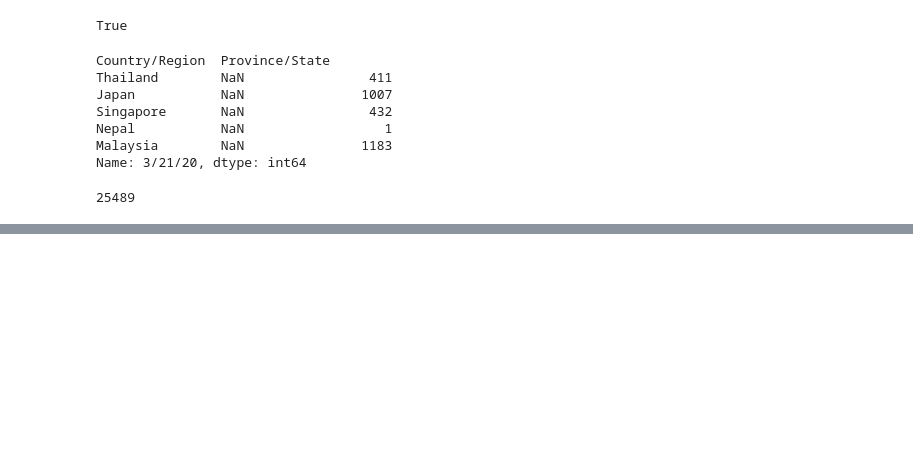
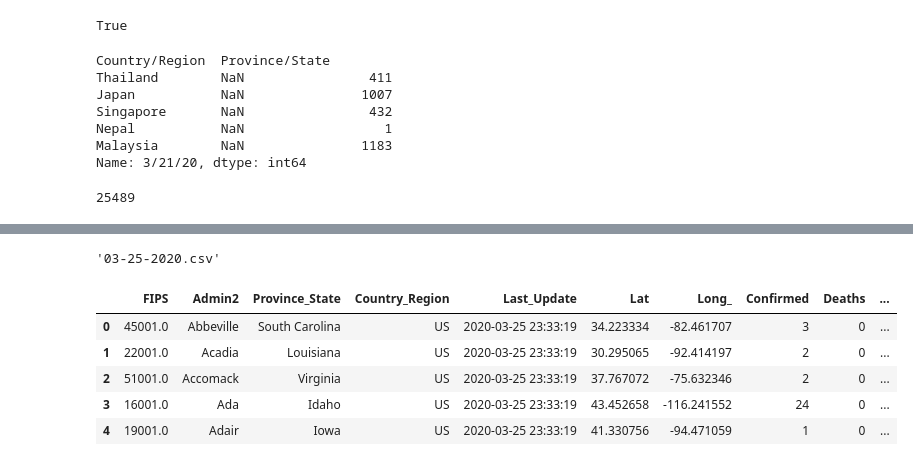
Before and after one commit to vykhand/realherobot, a Jupyter notebook: notebooks/20200322_CSSE_Datafeed.ipynb, the cells around one changed output, grey strips where cells are left out. Saved outputs shown, nothing was run; the diff lists cells and outputs as text; code cells hidden in the pictures; blank space fills up the shorter version.

```diff
--- a/notebooks/20200322_CSSE_Datafeed.ipynb
+++ b/notebooks/20200322_CSSE_Datafeed.ipynb
@@ -33,0 +91,18 @@ pd.to_datetime(df_confirmed.iloc[:,-1].name)
+# %%
+dts.sort_values("dt", ascending = False).head(1)["name"].tolist()[0]
+# %% [output]
+'03-25-2020.csv'
+# %%
+URL_BASE  = "https://raw.githubusercontent.com/CSSEGISandData/COVID-19/master/csse_covid_19_data/csse_covid_19_daily_reports/"
+
+fname = URL_BASE + last_file
+# %%
+df = pd.read_csv(fname)
+df.head()
+# %% [output]
+|  | FIPS | Admin2 | Province_State | Country_Region | Last_Update | Lat | Long_ | Confirmed | Deaths | ... |
+| 0 | 45001.0 | Abbeville | South Carolina | US | 2020-03-25 23:33:19 | 34.223334 | -82.461707 | 3 | 0 | ... |
+| 1 | 22001.0 | Acadia | Louisiana | US | 2020-03-25 23:33:19 | 30.295065 | -92.414197 | 2 | 0 | ... |
+| 2 | 51001.0 | Accomack | Virginia | US | 2020-03-25 23:33:19 | 37.767072 | -75.632346 | 2 | 0 | ... |
+| 3 | 16001.0 | Ada | Idaho | US | 2020-03-25 23:33:19 | 43.452658 | -116.241552 | 24 | 0 | ... |
+| 4 | 19001.0 | Adair | Iowa | US | 2020-03-25 23:33:19 | 41.330756 | -94.471059 | 1 | 0 | ... |
```
Also changed, not shown: parts of 9 cells of this notebook, 3 other files.
